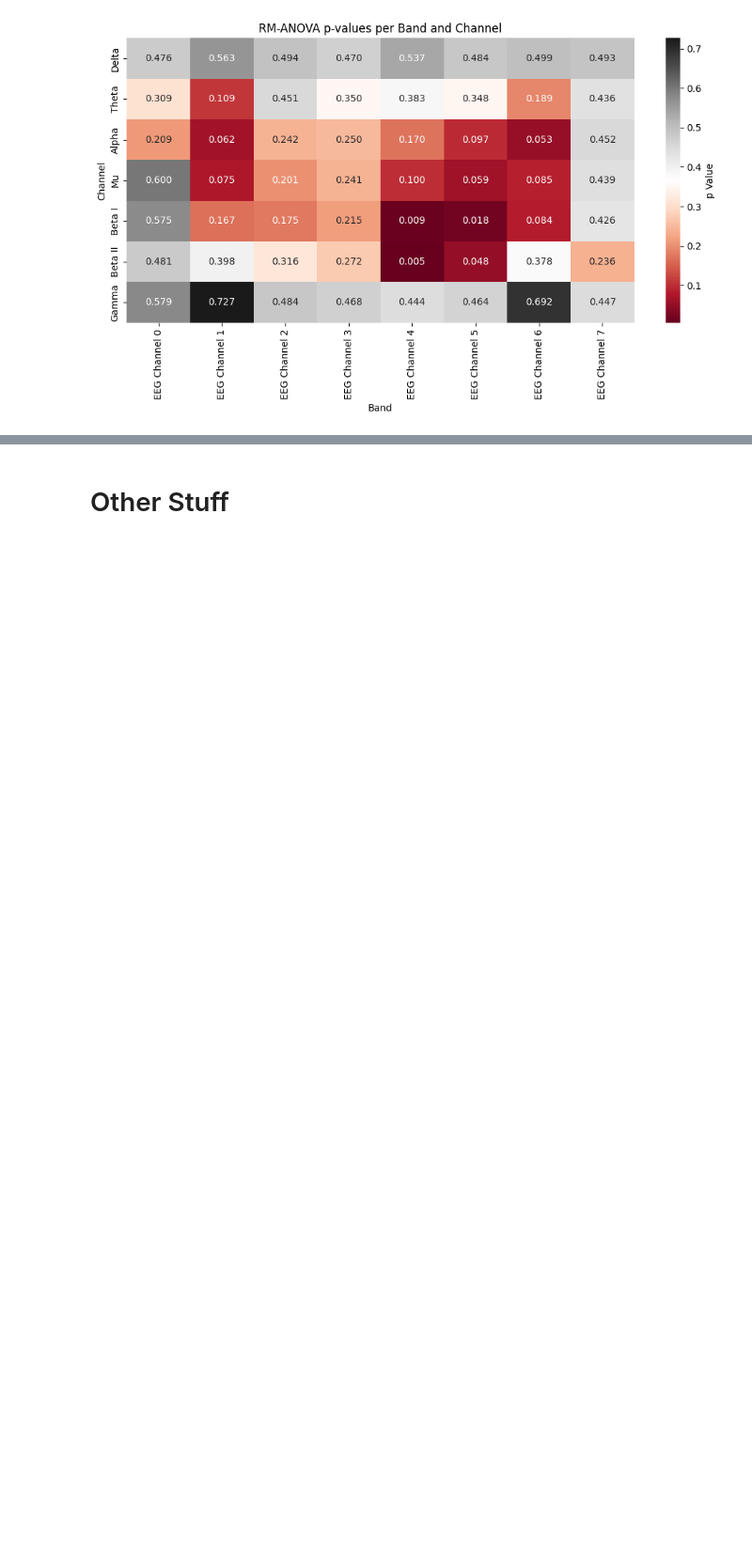
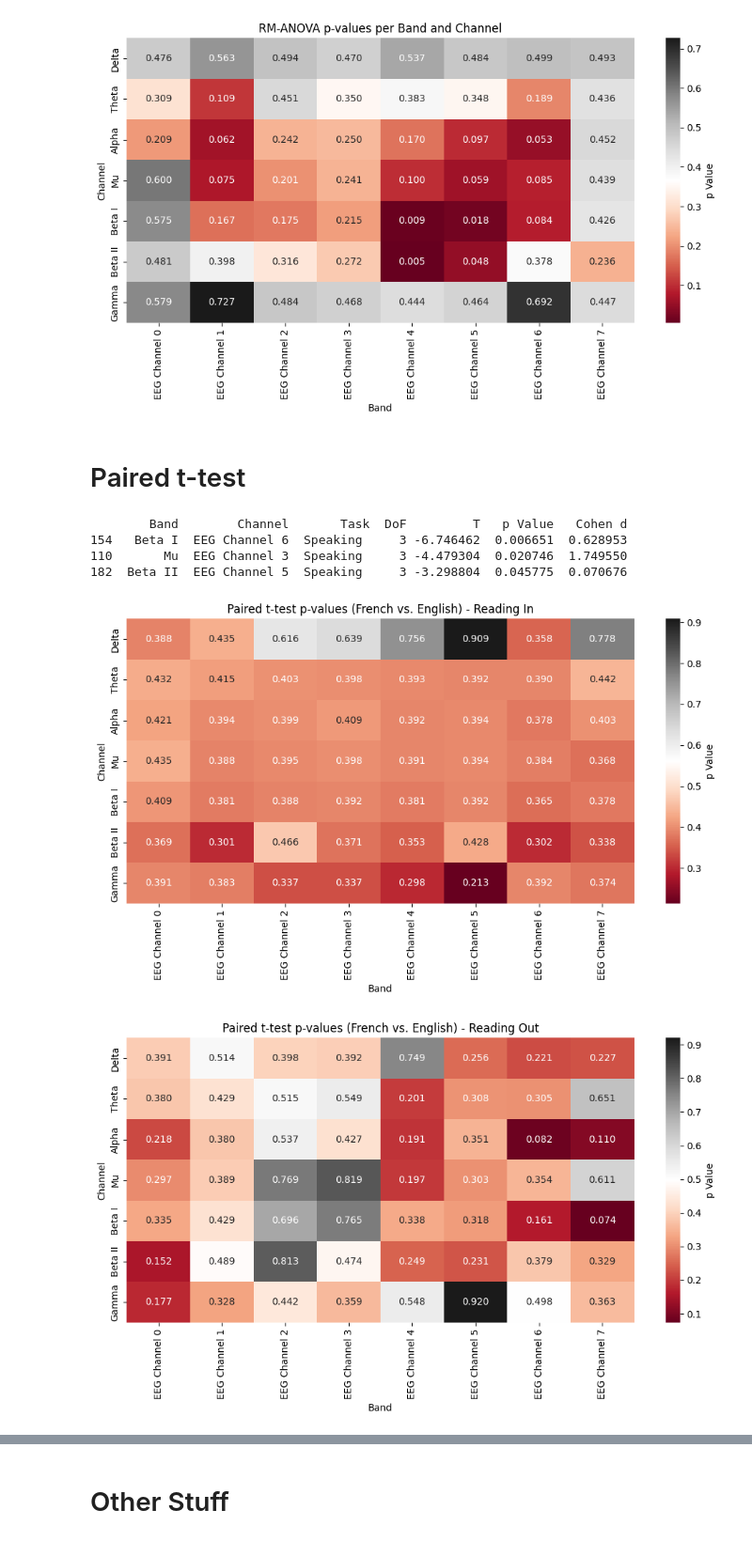
Before and after one commit to MidnightHermes/bci-thesis, a Jupyter notebook: analysis.ipynb, the cells around one changed output, grey strips where cells are left out. Shown at 94% size. Drawn from its saved outputs; the diff is of its cells as text; code cells hidden in the pictures; blank space fills up the shorter version.

Commit message:
Ran Paired T-tests, calculated mean power and stddevs for significant data

```diff
--- a/analysis.ipynb
+++ b/analysis.ipynb
@@ -384,3 +385,5 @@ plt.savefig('./Data/RM-ANOVA_pValue_heatmap')
 plt.show()
 # %% [output]
 [figure]
+# %% [markdown]
+# Paired t-test
@@ -386,0 +431,29 @@ plt.show()
+# %%
+# p-value should be:
+#   < 0.05  : good
+#   < 0.01  : great
+#   < 0.001 : ideal
+print(ttest_df[ttest_df['p Value'] < 0.05])
+# %% [output]
+        Band        Channel       Task  DoF         T   p Value   Cohen d
+154   Beta I  EEG Channel 6  Speaking     3 -6.746462  0.006651  0.628953
+110       Mu  EEG Channel 3  Speaking     3 -4.479304  0.020746  1.749550
+182  Beta II  EEG Channel 5  Speaking     3 -3.298804  0.045775  0.070676
+# %%
+for task in ['Reading In', 'Reading Out', 'Speaking', 'Writing']:
+    ttest_df_pivoted = ttest_df[ttest_df["Task"] == task].pivot(index="Band", columns="Channel", values="p Value").loc[['Delta', 'Theta', 'Alpha', 'Mu', 'Beta I', 'Beta II', 'Gamma']]
+
+    plt.figure(figsize=(10, 6))
+    sns.heatmap(ttest_df_pivoted, annot=True, fmt=".3f", cmap="RdGy", cbar_kws={"label": "p Value"})
+    plt.title(f"Paired t-test p-values (French vs. English) - {task}")
+    plt.ylabel("Channel")
+    plt.xlabel("Band")
+    plt.tight_layout()
+    if len(task := task.split()) > 1:
+        plt.savefig(f'./Data/{task[0]}/({task[1]})paired_ttest_pValue_heatmap')
+    else:
+        plt.savefig(f'./Data/{task[0]}/paired_ttest_pValue_heatmap')
+    plt.show()
+# %% [output]
+[figure, added]
+[figure, added]
```
Also changed, not shown: parts of 4 cells of this notebook, 4 other files.
